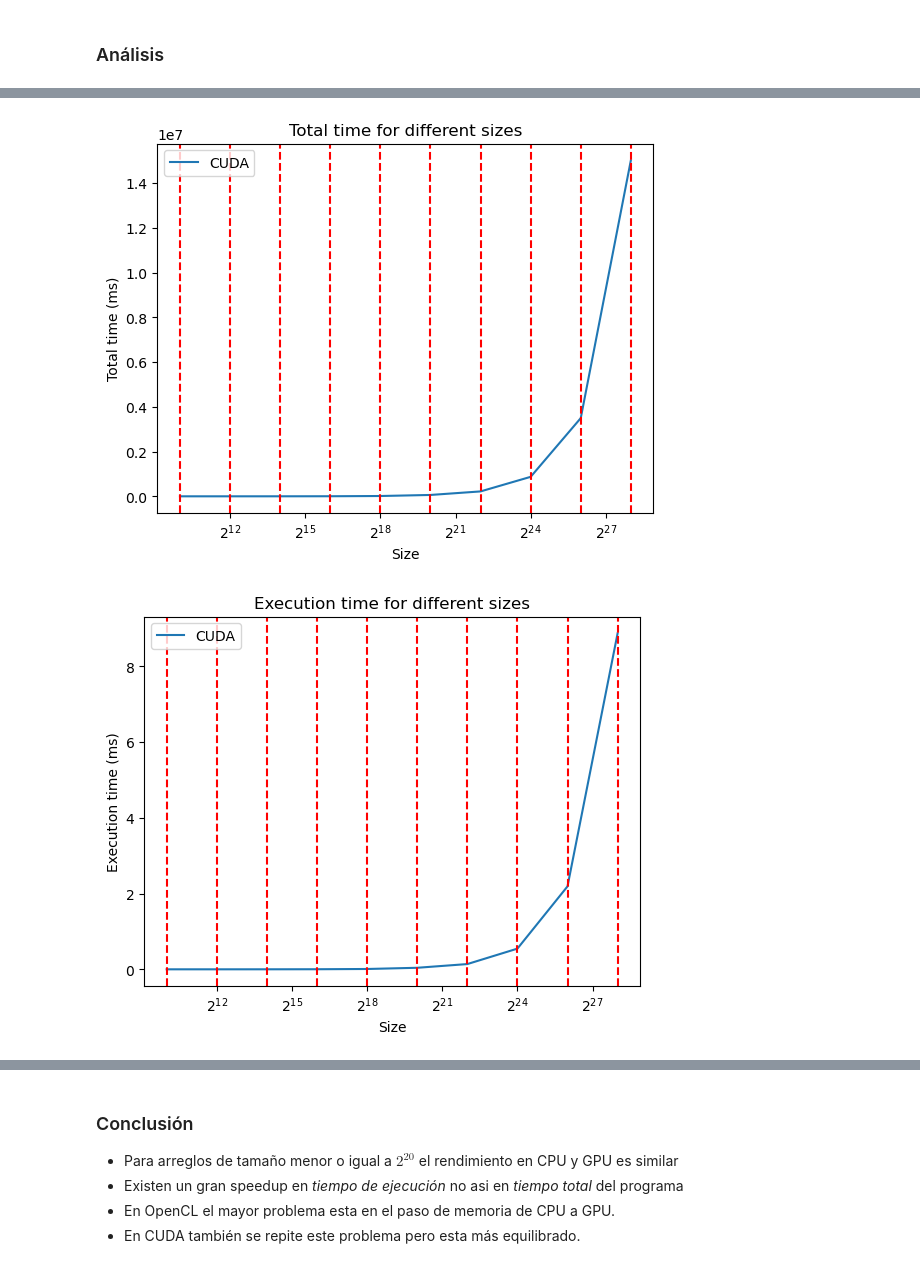
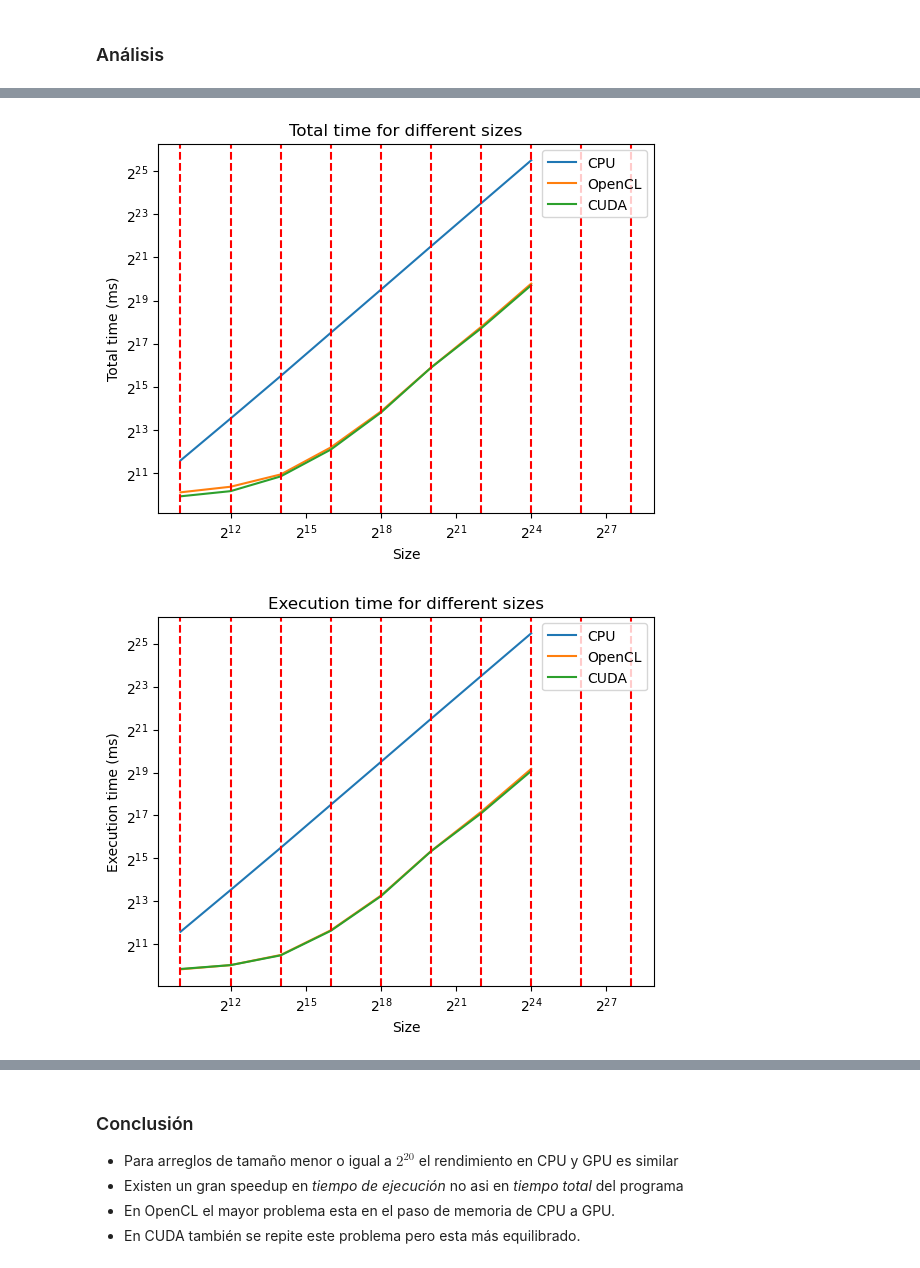
Before and after one commit to tcardenasc/CUDA-CL-GameOfLife, a Jupyter notebook: experiment/exp.ipynb, the cells around one changed output, grey strips where cells are left out. Drawn from its saved outputs; the diff is of its cells as text; code cells hidden in the pictures.

Commit message:
Full implementation without CUDA and OpenCL if variants

```diff
--- a/experiment/exp.ipynb
+++ b/experiment/exp.ipynb
@@ -20,17 +20,17 @@ Variar el tamaño de la grilla con `block/local size` fijos, 1000 iteraciones y
 # %%
 current_path = os.getcwd()
 block = 32
-iterations = 1000
+iterations = 100
 
-for i in range(10, 29, 2):
-    N = 2**(i/2)
-    M = 2**(i/2)
+for i in range(5, 14+1):
+    N = 2**i
+    M = 2**i
     print("Running for size", N*M)
     # do 10 runs for each size
     for _ in range(10):
-        # CPU:                      <world width>   <world height>  <iterations>    <output_file>               <0|1 (if)>
-        # subprocess.run([CPU_EXEC,   str(N),         str(M),         iterations,     current_path + "/cpu.csv",  str(0)], stdout=subprocess.DEVNULL)
+        # CPU:                      <world width>   <world height>  <iterations>        <output_file>               <0|1 (debug)>   <0|1 (if)>
+        subprocess.run([CPU_EXEC,   str(N),         str(M),         str(iterations),    current_path + "/cpu.csv",  str(0),         str(0)], stdout=subprocess.DEVNULL)
         # CUDA/CL:                  <world width>   <world height>  <block size>    <iterations>        <output file>               <0|1 (debug)>   <0|1 (if)>
-        # subprocess.run([CL_EXEC,    str(N),         str(M),         str(block),     str(iterations),    current_path + "/cl.csv",   str(0),              str(0)], stdout=subprocess.DEVNULL)
+        subprocess.run([CL_EXEC,    str(N),         str(M),         str(block),     str(iterations),    current_path + "/cl.csv",   str(0),         str(0)], stdout=subprocess.DEVNULL)
         subprocess.run([CUDA_EXEC,  str(N),         str(M),         str(block),     str(iterations),    current_path + "/cuda.csv", str(0),         str(0)], stdout=subprocess.DEVNULL)
 # %% [output]
@@ -52,8 +51,10 @@ cpu = pd.read_csv("cpu.csv", header=None)
 cl = pd.read_csv("cl.csv", header=None)
 cuda = pd.read_csv("cuda.csv", header=None)
 
-cpu.columns = ["size", "data creation time", "execution time", "total time"]
-cl.columns = ["size", "local size", "if use", "data creation time", "copy to device time", "execution time", "copy to host time", "total time"]
+cpu.columns = ["width", "height", "iterations", "data creation time", "execution time", "total time"]
+cpu["size"] = cpu["width"] * cpu["height"]
+cpu.drop(columns=["width", "height"], inplace=True)
+cl.columns = ["size", "block size", "if use", "iterations", "data creation time", "copy to device time", "execution time", "copy to host time", "total time"]
 cuda.columns = ["size", "block size", "if use", "iterations", "data creation time", "copy to device time", "execution time", "copy to host time", "total time"]
 
 print("CPU")
@@ -83,17 +84,18 @@ CPU
 # %%
 # plot avg total time for each size
-# cpu_avg = cpu.groupby("size").mean()
-# cl_avg = cl.groupby("size").mean()
+cpu_avg = cpu.groupby("size").mean()
+cl_avg = cl.groupby("size").mean()
 cuda_avg = cuda.groupby("size").mean()
 
 fig, ax = plt.subplots()
-# ax.plot(cpu_avg.index, cpu_avg["total time"], label="CPU")
-# ax.plot(cl_avg.index, cl_avg["total time"], label="OpenCL")
+ax.plot(cpu_avg.index, cpu_avg["total time"], label="CPU")
+ax.plot(cl_avg.index, cl_avg["total time"], label="OpenCL")
 ax.plot(cuda_avg.index, cuda_avg["total time"], label="CUDA")
 # plot vertical isolines of power of 2
 for i in range(10, 29, 2):
     ax.axvline(x=2**i, color='r', linestyle='--')
 
+ax.set_yscale('log', base=2)
 ax.set_xscale('log', base=2)
 ax.set_xlabel("Size")
 ax.set_ylabel("Total time (ms)")
@@ -101,23 +103,25 @@ ax.legend()
 plt.title("Total time for different sizes")
 plt.show()
 # %% [output]
-[figure, old version]
+[figure, new version]
 # %%
 # plot avg execution time for each size
 fig, ax = plt.subplots()
-# ax.plot(cpu_avg.index, cpu_avg["execution time"], label="CPU")
-# ax.plot(cl_avg.index, cl_avg["execution time"], label="OpenCL")
-ax.plot(cuda_avg.index, cuda_avg["execution time"]/(10**6), label="CUDA")
+ax.plot(cpu_avg.index, cpu_avg["execution time"], label="CPU")
+ax.plot(cl_avg.index, cl_avg["execution time"], label="OpenCL")
+ax.plot(cuda_avg.index, cuda_avg["execution time"], label="CUDA")
 for i in range(10, 29, 2):
     ax.axvline(x=2**i, color='r', linestyle='--')
+
+ax.set_yscale('log', base=2)
 ax.set_xscale('log', base=2)
 ax.set_xlabel("Size")
-ax.set_ylabel("Execution time (s)")
+ax.set_ylabel("Execution time (ms)")
 ax.legend()
 plt.title("Execution time for different sizes")
 plt.show()
 # %% [output]
-[figure, old version]
+[figure, new version]
 # %%
 # plot evaluated cells per secod for each size
 
```
Also changed, not shown: parts of 7 cells of this notebook, 18 other files.
